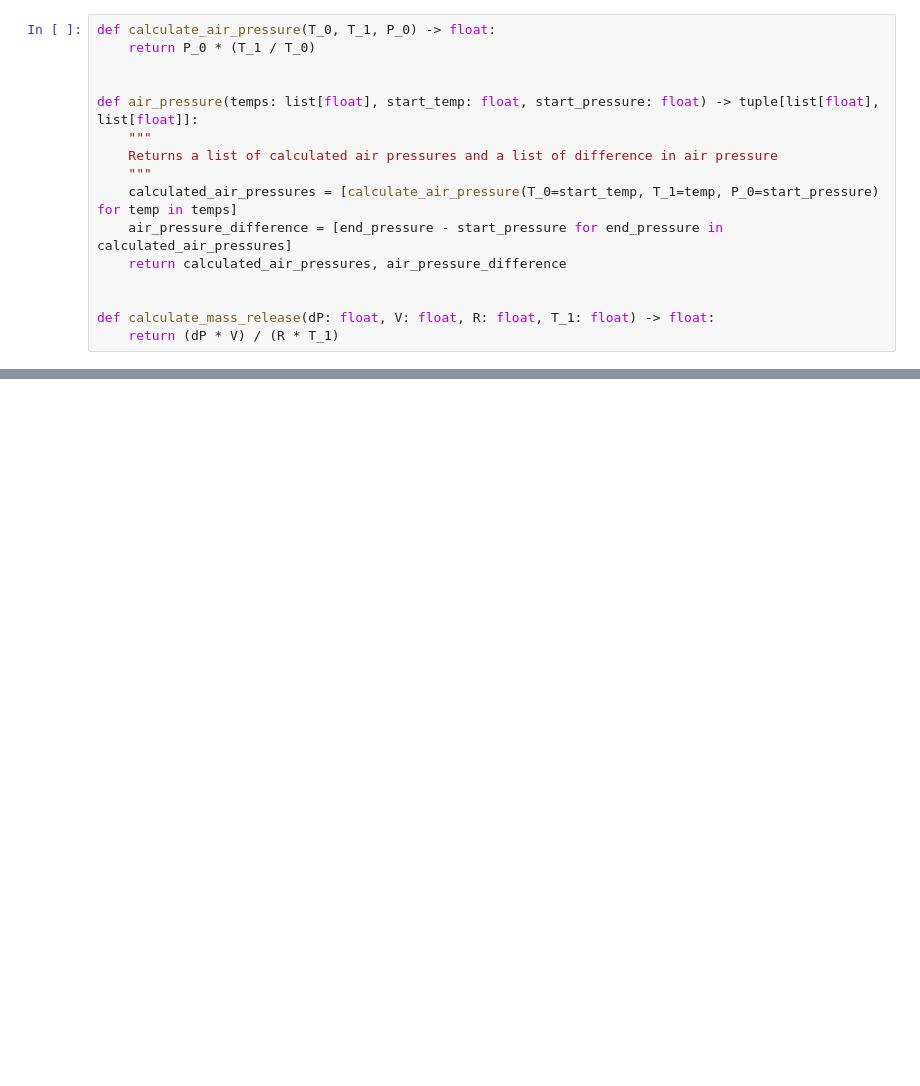
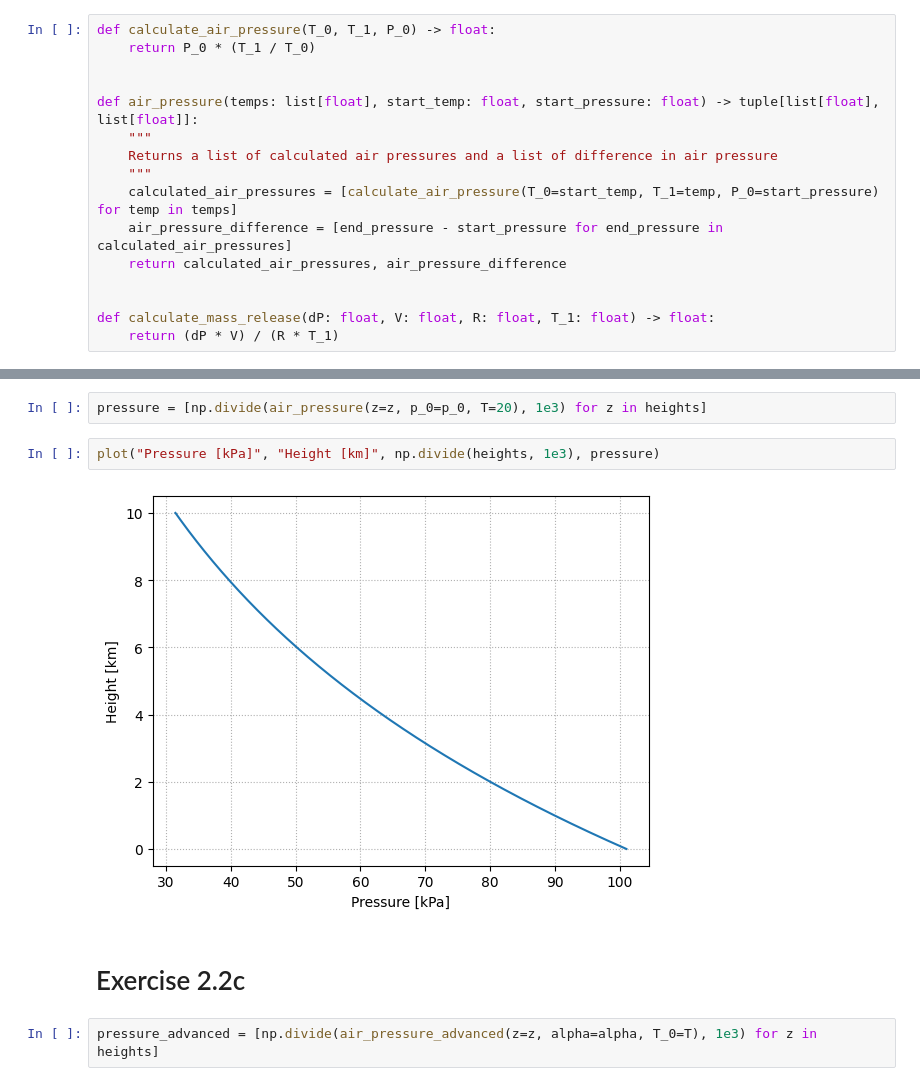
Before and after one commit to jathavaan/TEP4100_scripts, a Jupyter notebook: exercises.ipynb, the cells around one changed output, grey strips where cells are left out. Saved outputs shown, nothing was run; the diff lists cells and outputs as text; blank space fills up the shorter version.

```diff
--- a/exercises.ipynb
+++ b/exercises.ipynb
@@ -52,0 +94,10 @@ if __name__ == "__main__":
+# %%
+pressure = [np.divide(air_pressure(z=z, p_0=p_0, T=20), 1e3) for z in heights]
+# %%
+plot("Pressure [kPa]", "Height [km]", np.divide(heights, 1e3), pressure)
+# %% [output]
+[figure, added]
+# %% [markdown]
+# Exercise 2.2c
+# %%
+pressure_advanced = [np.divide(air_pressure_advanced(z=z, alpha=alpha, T_0=T), 1e3) for z in heights]
```
Also changed, not shown: parts of 14 cells of this notebook.
